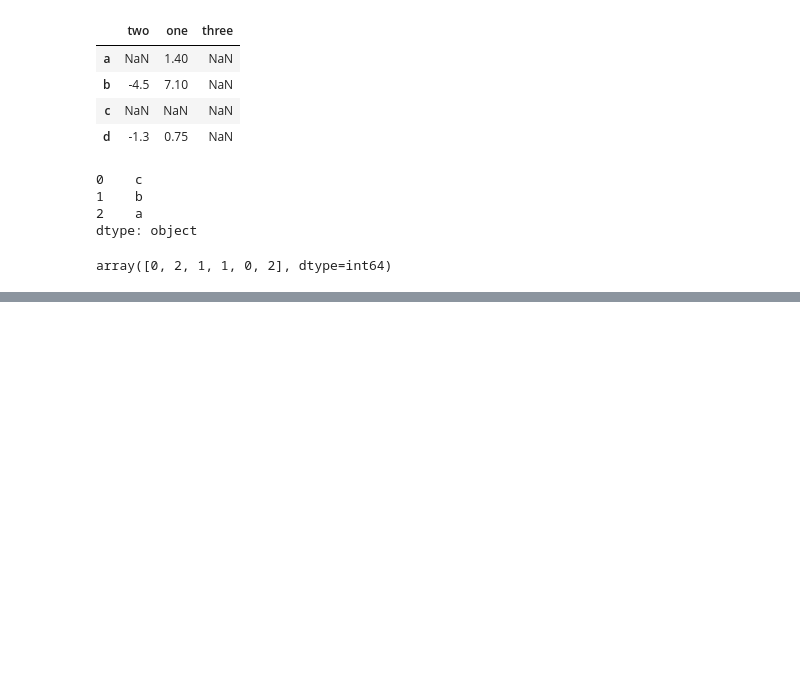
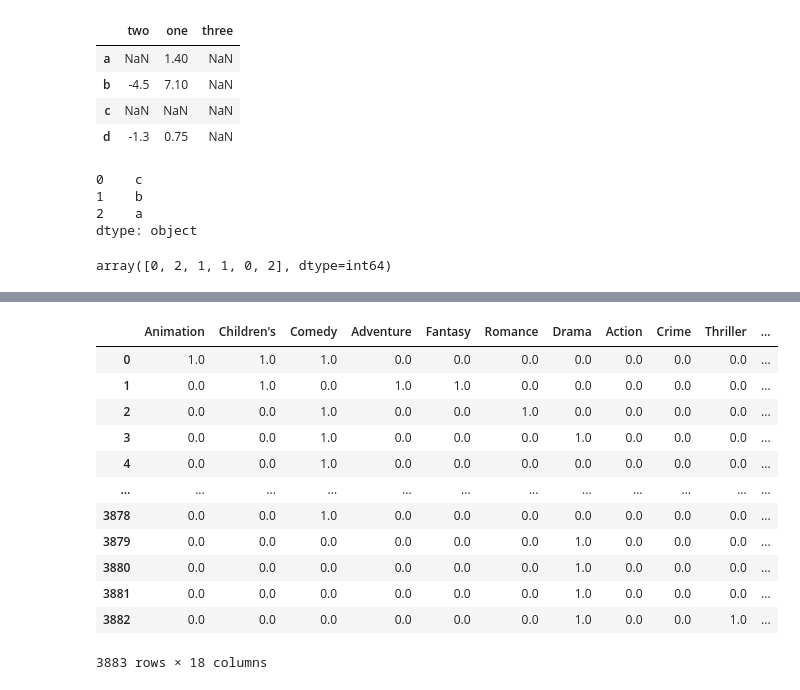
Before and after one commit to ercsssn/data-analysis-notes, a Jupyter notebook: pfda.ipynb, the cells around one changed output, grey strips where cells are left out. Saved outputs shown, nothing was run; the diff lists cells and outputs as text; code cells hidden in the pictures; blank space fills up the shorter version.

```diff
--- a/pfda.ipynb
+++ b/pfda.ipynb
@@ -333,0 +426,3 @@ array([0, 2, 1, 1, 0, 2], dtype=int64)
+# %%
+moviedat = pd.read_table('pfda_files/datasets/movielens/movies.dat', engine='python', sep = '::', names=['Number', 'Movie','Genre'])
+moviedat.head()
@@ -333,0 +436,30 @@ array([0, 2, 1, 1, 0, 2], dtype=int64)
+# %%
+titles = []
+for movie in moviedat['Genre']:
+    movies = movie.split('|')
+    titles.extend(movies)
+
+genres = pd.unique(titles)
+# %%
+zeromat = np.zeros((len(moviedat),len(unique_genres)))
+dummies = pd.DataFrame(zeromat, columns=genres)
+
+for i, gen in enumerate(moviedat.Genre):
+    indices = dummies.columns.get_indexer(gen.split('|'))
+    dummies.iloc[i, indices] = 1
+
+dummies
+# %% [output]
+|  | Animation | Children's | Comedy | Adventure | Fantasy | Romance | Drama | Action | Crime | Thriller | ... |
+| 0 | 1.0 | 1.0 | 1.0 | 0.0 | 0.0 | 0.0 | 0.0 | 0.0 | 0.0 | 0.0 | ... |
+| 1 | 0.0 | 1.0 | 0.0 | 1.0 | 1.0 | 0.0 | 0.0 | 0.0 | 0.0 | 0.0 | ... |
+| 2 | 0.0 | 0.0 | 1.0 | 0.0 | 0.0 | 1.0 | 0.0 | 0.0 | 0.0 | 0.0 | ... |
+| 3 | 0.0 | 0.0 | 1.0 | 0.0 | 0.0 | 0.0 | 1.0 | 0.0 | 0.0 | 0.0 | ... |
+| 4 | 0.0 | 0.0 | 1.0 | 0.0 | 0.0 | 0.0 | 0.0 | 0.0 | 0.0 | 0.0 | ... |
+| ... | ... | ... | ... | ... | ... | ... | ... | ... | ... | ... | ... |
+| 3878 | 0.0 | 0.0 | 1.0 | 0.0 | 0.0 | 0.0 | 0.0 | 0.0 | 0.0 | 0.0 | ... |
+| 3879 | 0.0 | 0.0 | 0.0 | 0.0 | 0.0 | 0.0 | 1.0 | 0.0 | 0.0 | 0.0 | ... |
+| 3880 | 0.0 | 0.0 | 0.0 | 0.0 | 0.0 | 0.0 | 1.0 | 0.0 | 0.0 | 0.0 | ... |
+| 3881 | 0.0 | 0.0 | 0.0 | 0.0 | 0.0 | 0.0 | 1.0 | 0.0 | 0.0 | 0.0 | ... |
+| 3882 | 0.0 | 0.0 | 0.0 | 0.0 | 0.0 | 0.0 | 1.0 | 0.0 | 0.0 | 1.0 | ... |
+3883 rows × 18 columns
```
Also changed, not shown: parts of 19 cells of this notebook, 5 other files.
